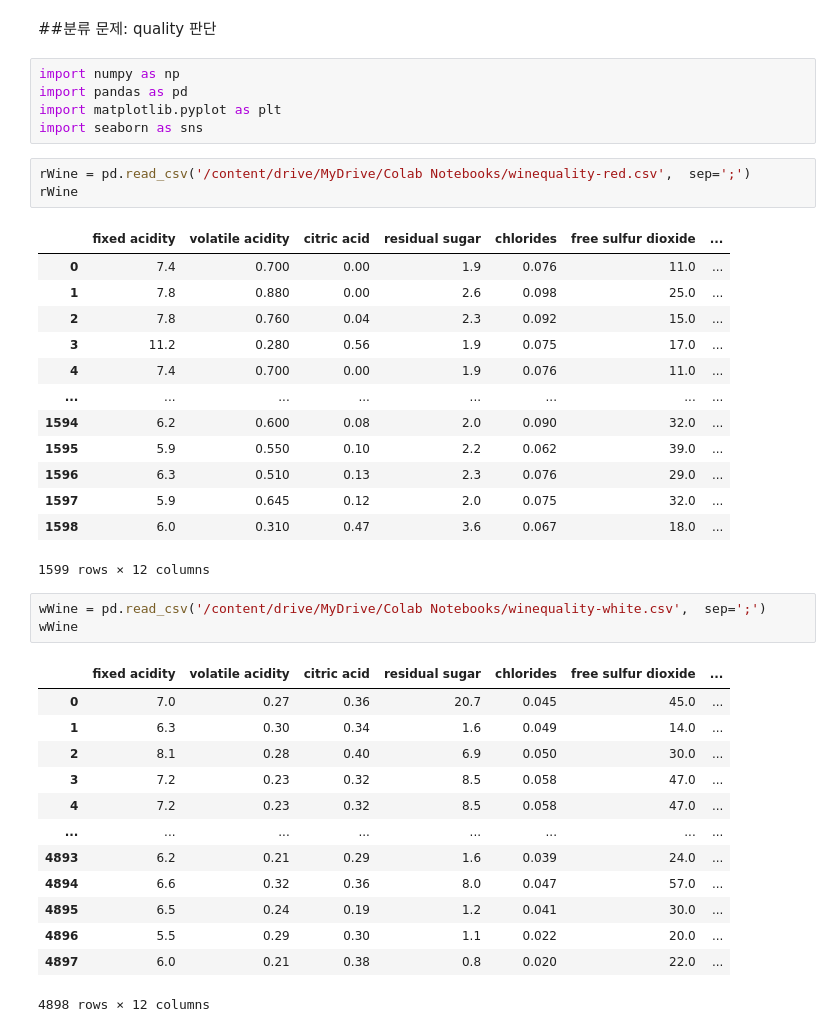
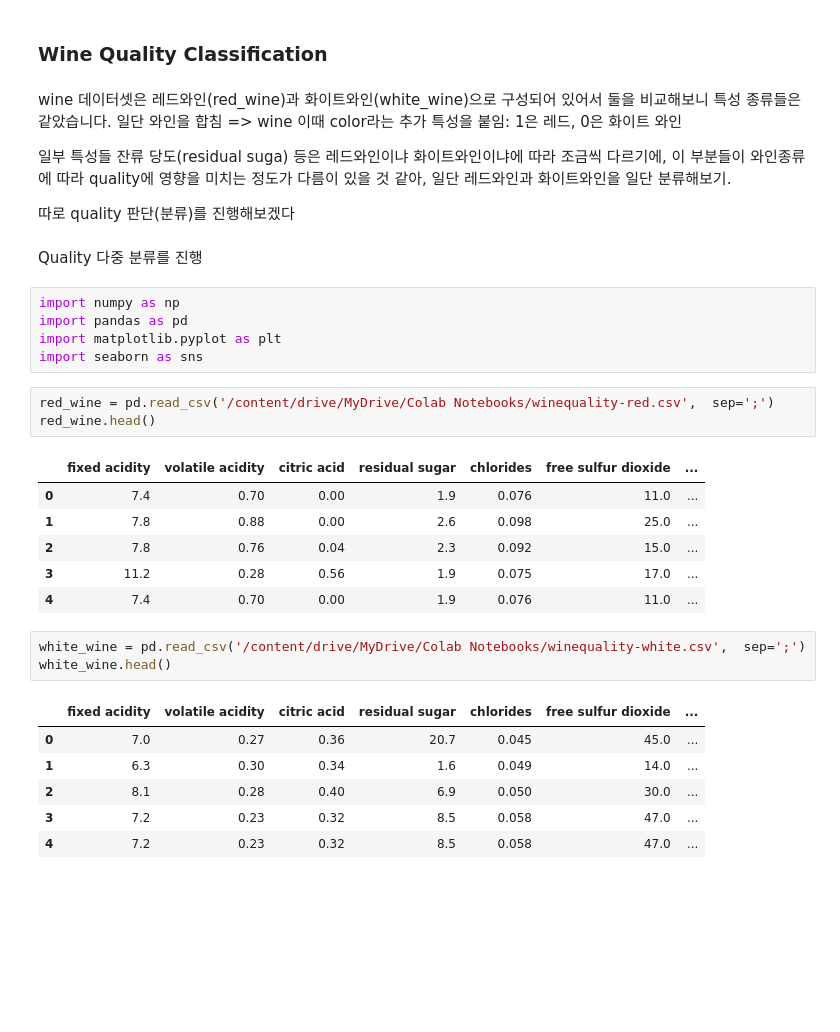
Before and after one commit to EthanSong50/ML, a Jupyter notebook: wine_classification.ipynb, the cells around one changed output. Cells and saved outputs as stored; diff of their text form; blank space fills up the shorter version.

```diff
--- a/wine_classification.ipynb
+++ b/wine_classification.ipynb
@@ -1,32 +1,36 @@
 # %% [markdown]
 <a href="https://colab.research.google.com/github/ChanggonSong/AI-Study/blob/main/wine_classification.ipynb" target="_parent"><img src="https://colab.research.google.com/assets/colab-badge.svg" alt="Open In Colab"/></a>
-# %% [markdown]
-##분류 문제: quality 판단
+# %% [markdown]
+### Wine Quality Classification
+# %% [markdown]
+wine 데이터셋은 레드와인(red_wine)과 화이트와인(white_wine)으로 구성되어 있어서 둘을 비교해보니 특성 종류들은 같았습니다. 일단 와인을 합침 => wine
+이때 color라는 추가 특성을 붙임: 1은 레드, 0은 화이트 와인
+
+
+일부 특성들 잔류 당도(residual suga) 등은 레드와인이냐 화이트와인이냐에 따라 조금씩 다르기에, 이 부분들이 와인종류에 따라 quality에 영향을 미치는 정도가 다름이 있을 것 같아,
+일단 레드와인과 화이트와인을 일단 분류해보기.
+
+따로 quality 판단(분류)를 진행해보겠다
+# %% [markdown]
+Quality 다중 분류를 진행
 # %%
 import numpy as np
 import pandas as pd
 import matplotlib.pyplot as plt
 import seaborn as sns
 # %%
-rWine = pd.read_csv('/content/drive/MyDrive/Colab Notebooks/winequality-red.csv',  sep=';')
-rWine
+red_wine = pd.read_csv('/content/drive/MyDrive/Colab Notebooks/winequality-red.csv',  sep=';')
+red_wine.head()
 # %% [output]
 |  | fixed acidity | volatile acidity | citric acid | residual sugar | chlorides | free sulfur dioxide | ... |
-| 0 | 7.4 | 0.700 | 0.00 | 1.9 | 0.076 | 11.0 | ... |
-| 1 | 7.8 | 0.880 | 0.00 | 2.6 | 0.098 | 25.0 | ... |
-| 2 | 7.8 | 0.760 | 0.04 | 2.3 | 0.092 | 15.0 | ... |
-| 3 | 11.2 | 0.280 | 0.56 | 1.9 | 0.075 | 17.0 | ... |
-| 4 | 7.4 | 0.700 | 0.00 | 1.9 | 0.076 | 11.0 | ... |
-| ... | ... | ... | ... | ... | ... | ... | ... |
-| 1594 | 6.2 | 0.600 | 0.08 | 2.0 | 0.090 | 32.0 | ... |
-| 1595 | 5.9 | 0.550 | 0.10 | 2.2 | 0.062 | 39.0 | ... |
-| 1596 | 6.3 | 0.510 | 0.13 | 2.3 | 0.076 | 29.0 | ... |
-| 1597 | 5.9 | 0.645 | 0.12 | 2.0 | 0.075 | 32.0 | ... |
-| 1598 | 6.0 | 0.310 | 0.47 | 3.6 | 0.067 | 18.0 | ... |
+| 0 | 7.4 | 0.70 | 0.00 | 1.9 | 0.076 | 11.0 | ... |
+| 1 | 7.8 | 0.88 | 0.00 | 2.6 | 0.098 | 25.0 | ... |
+| 2 | 7.8 | 0.76 | 0.04 | 2.3 | 0.092 | 15.0 | ... |
+| 3 | 11.2 | 0.28 | 0.56 | 1.9 | 0.075 | 17.0 | ... |
+| 4 | 7.4 | 0.70 | 0.00 | 1.9 | 0.076 | 11.0 | ... |
-1599 rows × 12 columns
 # %%
-wWine = pd.read_csv('/content/drive/MyDrive/Colab Notebooks/winequality-white.csv',  sep=';')
-wWine
+white_wine = pd.read_csv('/content/drive/MyDrive/Colab Notebooks/winequality-white.csv',  sep=';')
+white_wine.head()
 # %% [output]
 |  | fixed acidity | volatile acidity | citric acid | residual sugar | chlorides | free sulfur dioxide | ... |
 | 0 | 7.0 | 0.27 | 0.36 | 20.7 | 0.045 | 45.0 | ... |
@@ -34,10 +38,3 @@ wWine
 | 2 | 8.1 | 0.28 | 0.40 | 6.9 | 0.050 | 30.0 | ... |
 | 3 | 7.2 | 0.23 | 0.32 | 8.5 | 0.058 | 47.0 | ... |
 | 4 | 7.2 | 0.23 | 0.32 | 8.5 | 0.058 | 47.0 | ... |
-| ... | ... | ... | ... | ... | ... | ... | ... |
-| 4893 | 6.2 | 0.21 | 0.29 | 1.6 | 0.039 | 24.0 | ... |
-| 4894 | 6.6 | 0.32 | 0.36 | 8.0 | 0.047 | 57.0 | ... |
-| 4895 | 6.5 | 0.24 | 0.19 | 1.2 | 0.041 | 30.0 | ... |
-| 4896 | 5.5 | 0.29 | 0.30 | 1.1 | 0.022 | 20.0 | ... |
-| 4897 | 6.0 | 0.21 | 0.38 | 0.8 | 0.020 | 22.0 | ... |
-4898 rows × 12 columns
```
Also changed, not shown: parts of 24 cells of this notebook.
